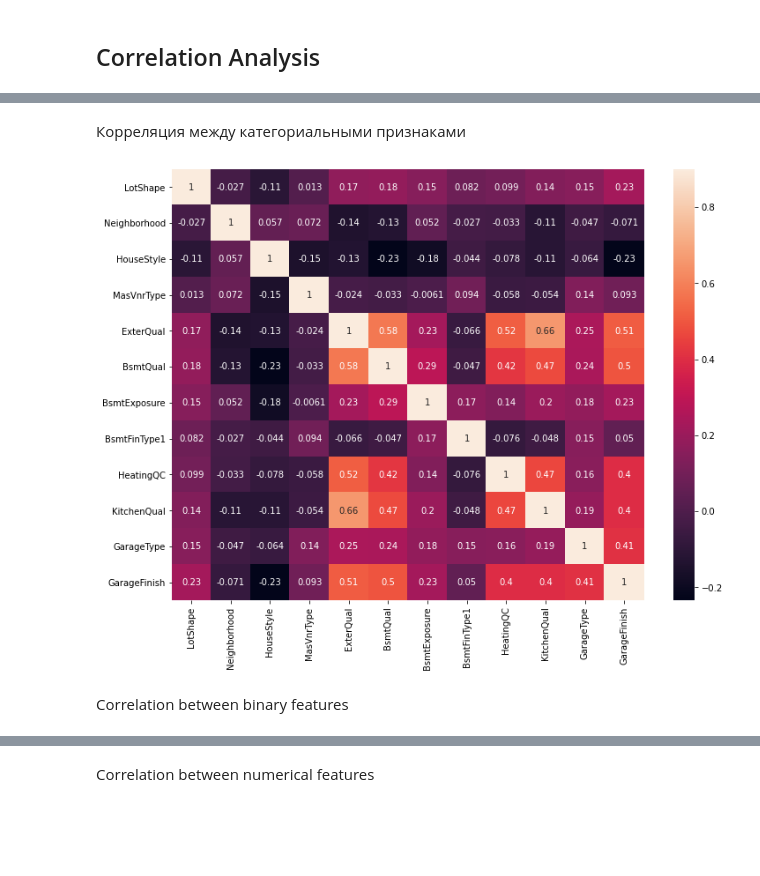
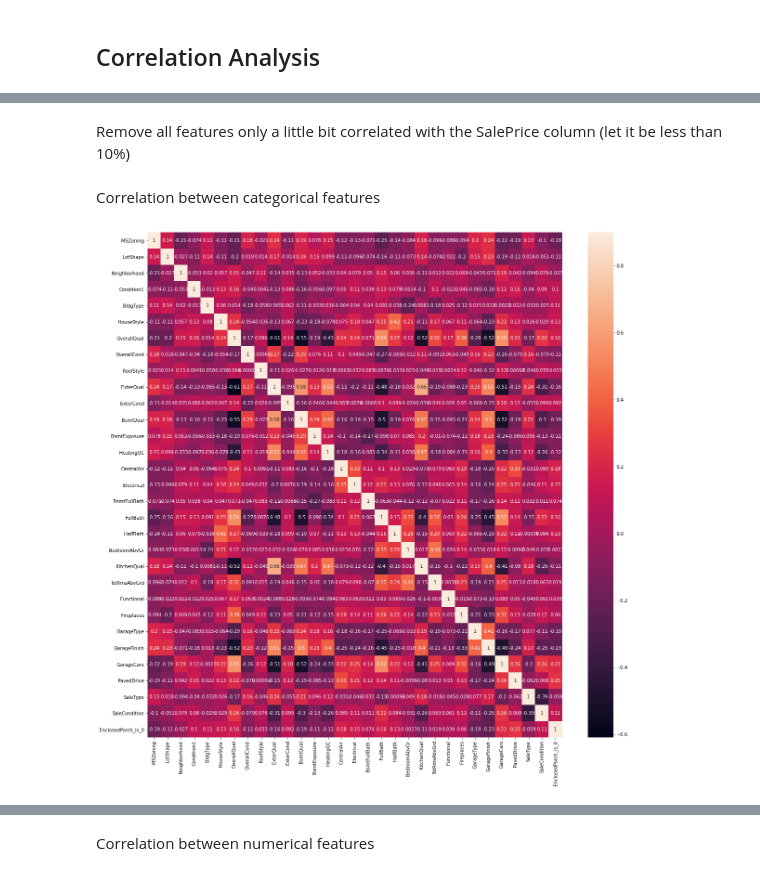
Before and after one commit to Ilshat-Akhmetov/House_Prices_Kaggle_Competition, a Jupyter notebook: House_Prices_Kaggle_Competition.ipynb, the cells around one changed output, grey strips where cells are left out. Drawn from its saved outputs; the diff is of its cells as text; code cells hidden in the pictures; blank space fills up the shorter version.

Commit message:
test on ubuntu

```diff
--- a/House_Prices_Kaggle_Competition.ipynb
+++ b/House_Prices_Kaggle_Competition.ipynb
@@ -244,7 +237,7 @@ Numerical features should be analyzed too, maybe they can be binarized as well
 # %%
 for feature in df_for_learning_no_missing.select_dtypes(include = ['int64','float64']).columns:
     threshold = df_for_learning_no_missing[feature].value_counts(normalize=True).values[0]
-    if  (threshold > 0.60):
+    if  (threshold > 0.80):
         print(feature)
         print(df_for_learning_no_missing[feature].value_counts(normalize=True))
 # %% [output]
@@ -283,4 +268,4 @@ almost_constant_column_int
 # %%
-# df_for_learning_no_missing.drop(columns = almost_constant_column_int, inplace = True)
-# df_for_test_no_missing.drop(columns = almost_constant_column_int, inplace = True)
+df_for_learning_no_missing.drop(columns = almost_constant_column_int, inplace = True)
+df_for_test_no_missing.drop(columns = almost_constant_column_int, inplace = True)
 # %% [markdown]
@@ -372,0 +367,7 @@ for obj_feature in obj_features:
+# %%
+from scipy.stats import spearmanr
+corr_for_SalePrice = {}
+for feature in df_for_learning_no_missing.columns:
+    corr_for_SalePrice[feature] = spearmanr(df_for_learning_no_missing['SalePrice'],
+                                       df_for_learning_no_missing[feature])[0]
+corr_for_SalePrice = pd.DataFrame(data = corr_for_SalePrice.values(), index = corr_for_SalePrice.keys(), columns = ['Corr_Value'])
@@ -372,0 +395,4 @@ for obj_feature in obj_features:
+# %%
+less_corr_features = corr_for_SalePrice.index[abs(corr_for_SalePrice["Corr_Value"]) < 0.1]
+less_corr_features = list(less_corr_features)
+less_corr_features
@@ -372,0 +413,2 @@ for obj_feature in obj_features:
+# %% [markdown]
+Remove all features only a little bit correlated with the SalePrice column (let it be less than 10%)
@@ -373,10 +427,8 @@ for obj_feature in obj_features:
 # %% [markdown]
-Корреляция между категориальными признаками
+Correlation between categorical features
 # %%
 corr_matrix = df_for_corr[obj_features].corr('spearman')
-f, ax1 = plt.subplots(figsize=(12,9))
+f, ax1 = plt.subplots(figsize=(20,20))
 ax1=sns.heatmap(corr_matrix,vmax = 0.9, annot = True);
 # %% [output]
-[figure, old version]
+[figure, new version]
-# %% [markdown]
-Correlation between binary features
```
Also changed, not shown: parts of 73 cells of this notebook, 2 other files.
